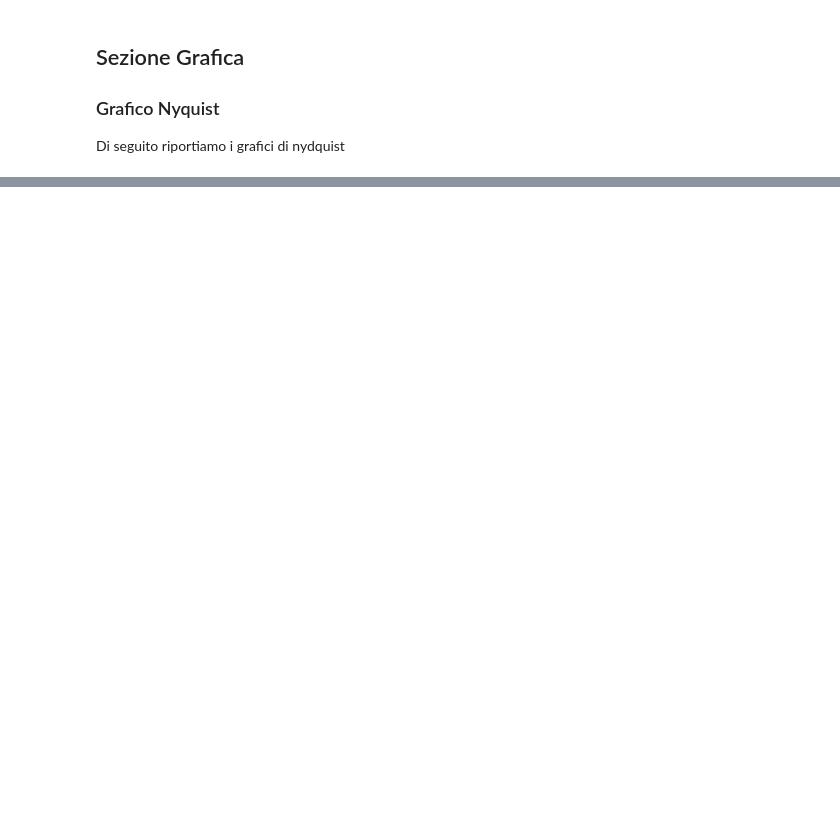
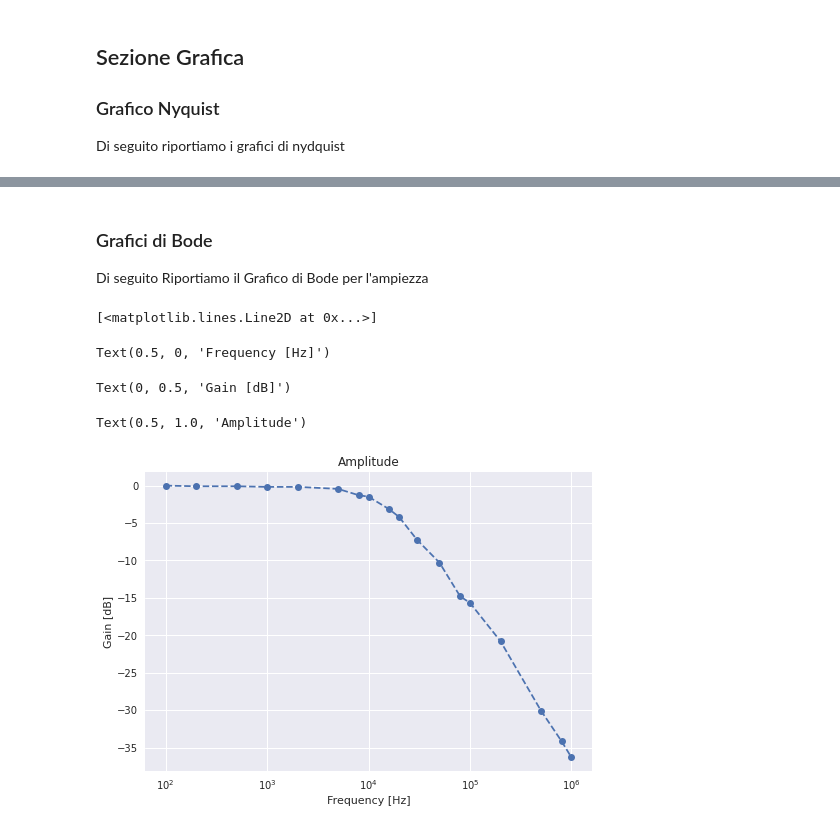
Before and after one commit to RandDouble/LabOEFM, a Jupyter notebook: Elettronica/lab3.ipynb, the cells around one changed output, grey strips where cells are left out. Saved outputs shown, nothing was run; the diff lists cells and outputs as text; code cells hidden in the pictures; blank space fills up the shorter version.

```diff
--- a/Elettronica/lab3.ipynb
+++ b/Elettronica/lab3.ipynb
@@ -44,0 +69,22 @@ plt.plot(mod*np.cos(phi), mod*np.sin(phi))
+# %% [markdown]
+### Grafici di Bode
+
+Di seguito Riportiamo il Grafico di Bode per l'ampiezza
+# %%
+# Calcolo del Guadagno in dB
+G = 20.*np.log10(Vout/Vin)
+
+# Plotting Bode Amplitude Graph
+plt.plot(freq, G, 'o--')
+
+# Modifing Graph
+plt.xlabel('Frequency [Hz]')
+plt.ylabel('Gain [dB]')
+plt.xscale("log")
+plt.title("Amplitude")
+# %% [output]
+[<matplotlib.lines.Line2D at 0x...>]
+Text(0.5, 0, 'Frequency [Hz]')
+Text(0, 0.5, 'Gain [dB]')
+Text(0.5, 1.0, 'Amplitude')
+[figure, added]
```
Also changed, not shown: parts of 8 cells of this notebook, 3 other files.
